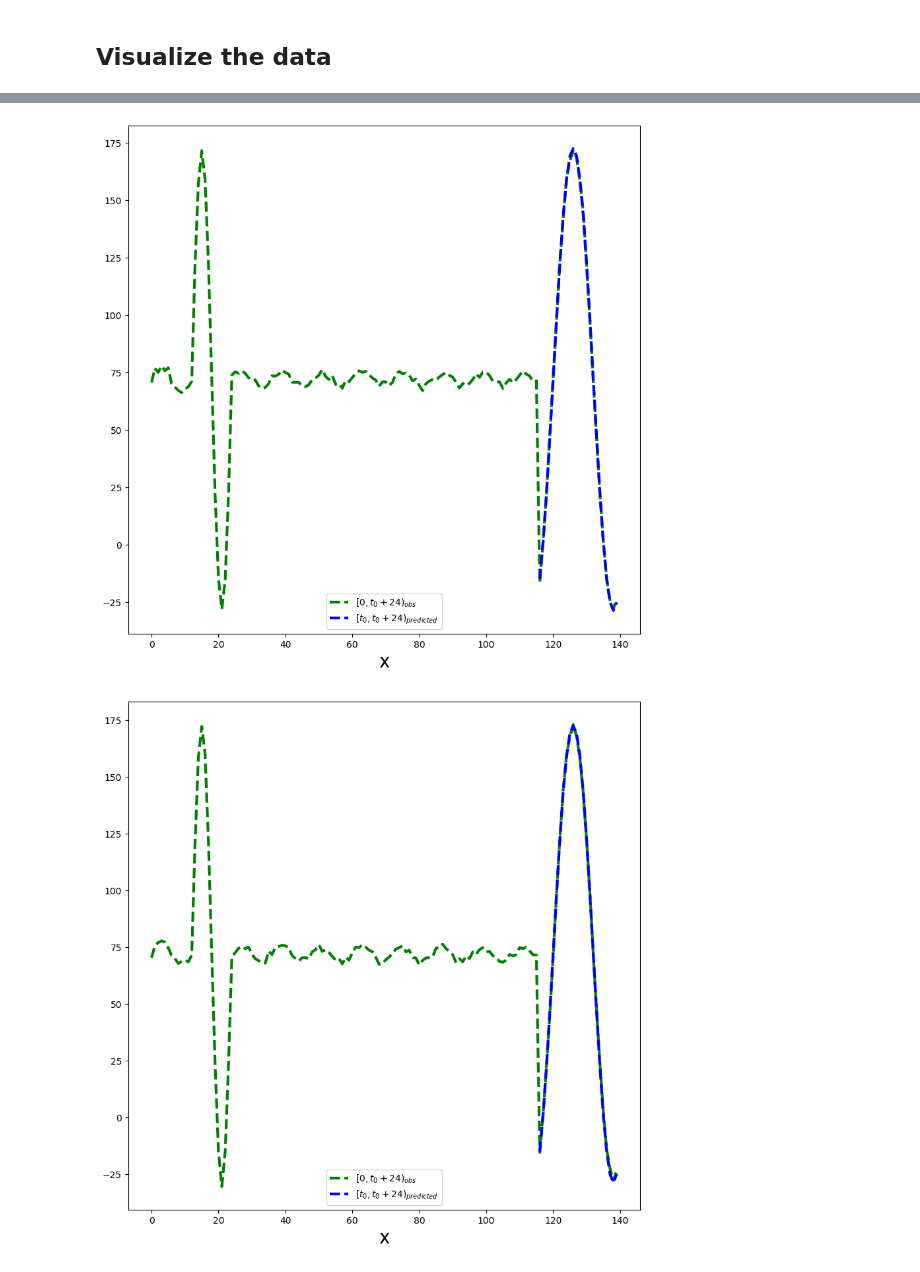
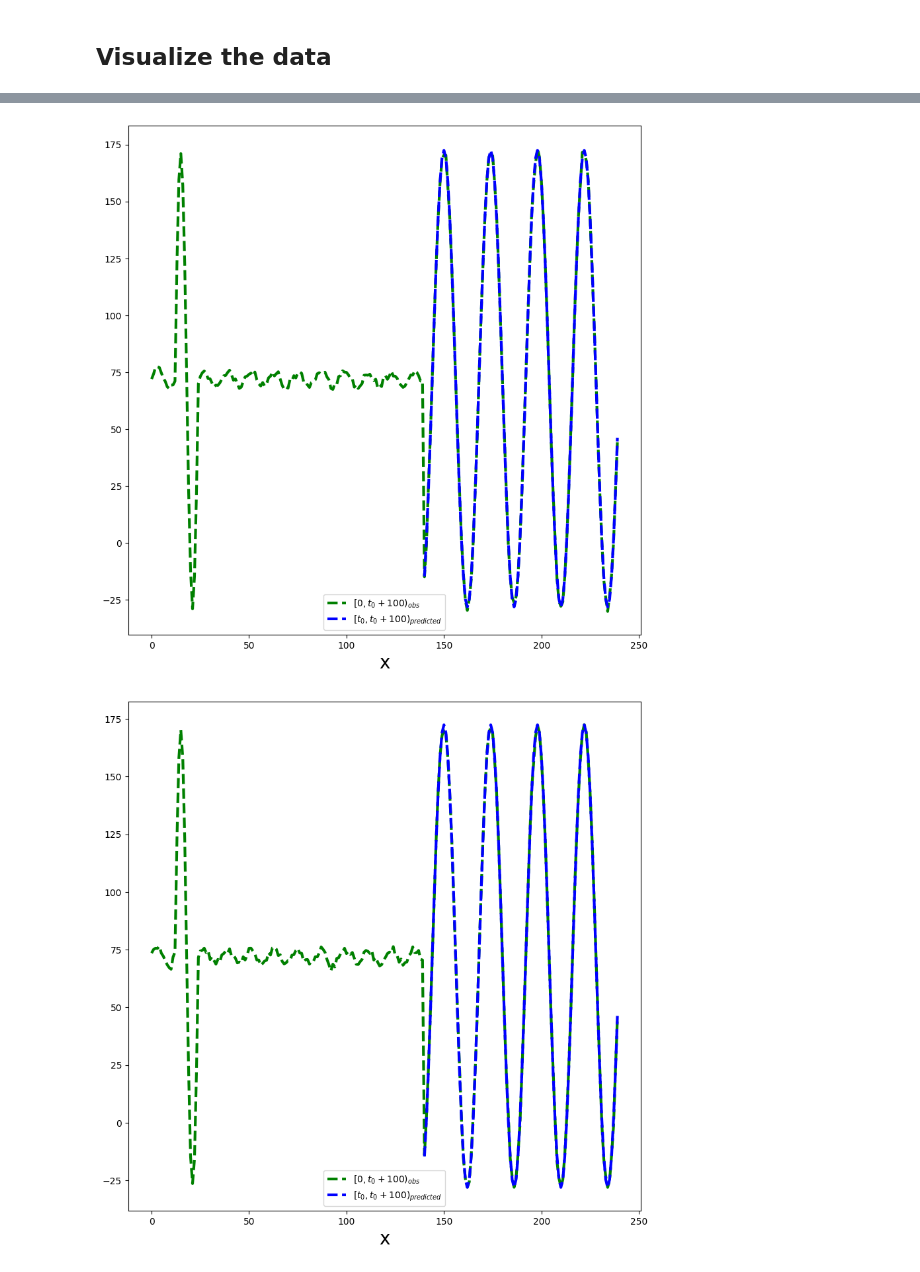
Before and after one commit to FinnAlberts/Transformer_Time_Series, a Jupyter notebook: Transformer_Decoder_nologsparse.ipynb, the cells around one changed output, grey strips where cells are left out. Saved outputs shown, nothing was run; the diff lists cells and outputs as text; code cells hidden in the pictures.

```diff
--- a/Transformer_Decoder_nologsparse.ipynb
+++ b/Transformer_Decoder_nologsparse.ipynb
@@ -74,0 +58,2 @@ x: 1000*140 fx: 1000*140
+# %%
+t0 = 140
@@ -224,9 +214,7 @@ with torch.no_grad():
     for step,(x,y,attention_masks) in enumerate(test_dl):
         output = model(x.cuda(),y.cuda(),attention_masks[0].cuda())
 
-        for p,o in zip(output.squeeze()[:,(t0-1):(t0+24-1)].cpu().numpy().tolist(),y.cuda()[:,t0:].cpu().numpy().tolist()): # not missing data
-        #for p,o in zip(output.squeeze()[:,(t0-1-10):(t0+24-1-10)].cpu().numpy().tolist(),y.cuda()[:,(t0-10):].cpu().numpy().tolist()): # missing data
-
+        for p,o in zip(output.squeeze()[:,(t0-1):(t0+100-1)].cpu().numpy().tolist(),y.cuda()[:,t0:].cpu().numpy().tolist()):
             predictions.append(p)
             observations.append(o)
 
@@ -252,21 +240,20 @@ plt.show()
 # %%
 n_plots = 5
 with torch.no_grad():
     model.eval()
     for step,(x,y,attention_masks) in enumerate(test_dl):
             output = model(x.cuda(),y.cuda(),attention_masks[0].cuda())
 
             if step > n_plots:
                 break
 
             with torch.no_grad():
                 plt.figure(figsize=(10,10))
                 plt.plot(x[0].cpu().detach().squeeze().numpy(),y[0].cpu().detach().squeeze().numpy(),'g--',linewidth=3)
-                plt.plot(x[0,t0:].cpu().detach().squeeze().numpy(),output[0,(t0-1):(t0+24-1)].cpu().detach().squeeze().numpy(),'b--',linewidth=3) # not missing data
-                # plt.plot(x[0,(t0-10):].cpu().detach().squeeze().numpy(),output[0,(t0-1-10):(t0+24-1-10)].cpu().detach().squeeze().numpy(),'b--',linewidth=3) # missing data
+                plt.plot(x[0,t0:].cpu().detach().squeeze().numpy(),output[0,(t0-1):(t0+100-1)].cpu().detach().squeeze().numpy(),'b--',linewidth=3)
                 plt.xlabel("x",fontsize=20)
-                plt.legend(["$[0,t_0+24)_{obs}$","$[t_0,t_0+24)_{predicted}$"])
+                plt.legend(["$[0,t_0+100)_{obs}$","$[t_0,t_0+100)_{predicted}$"])
                 plt.show()
 # %% [output]
-[figure, old version]
+[figure, new version]
-[figure, old version]
+[figure, new version]
```
Also changed, not shown: parts of 16 cells of this notebook, 1 other file.
